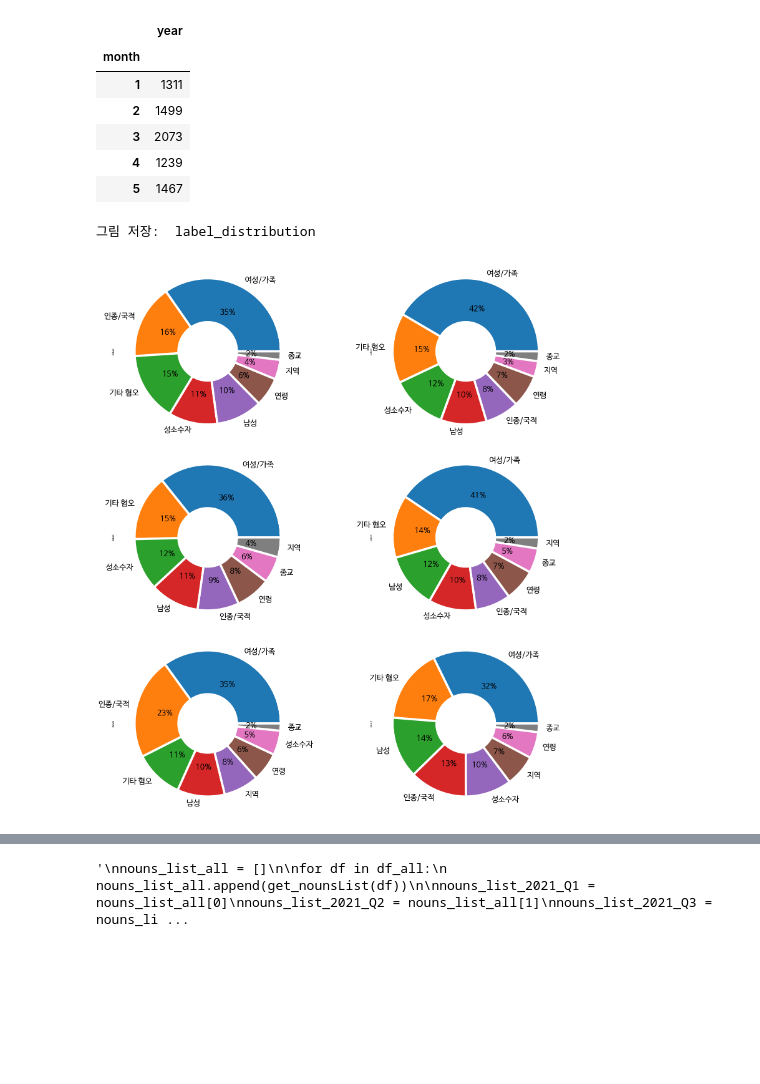
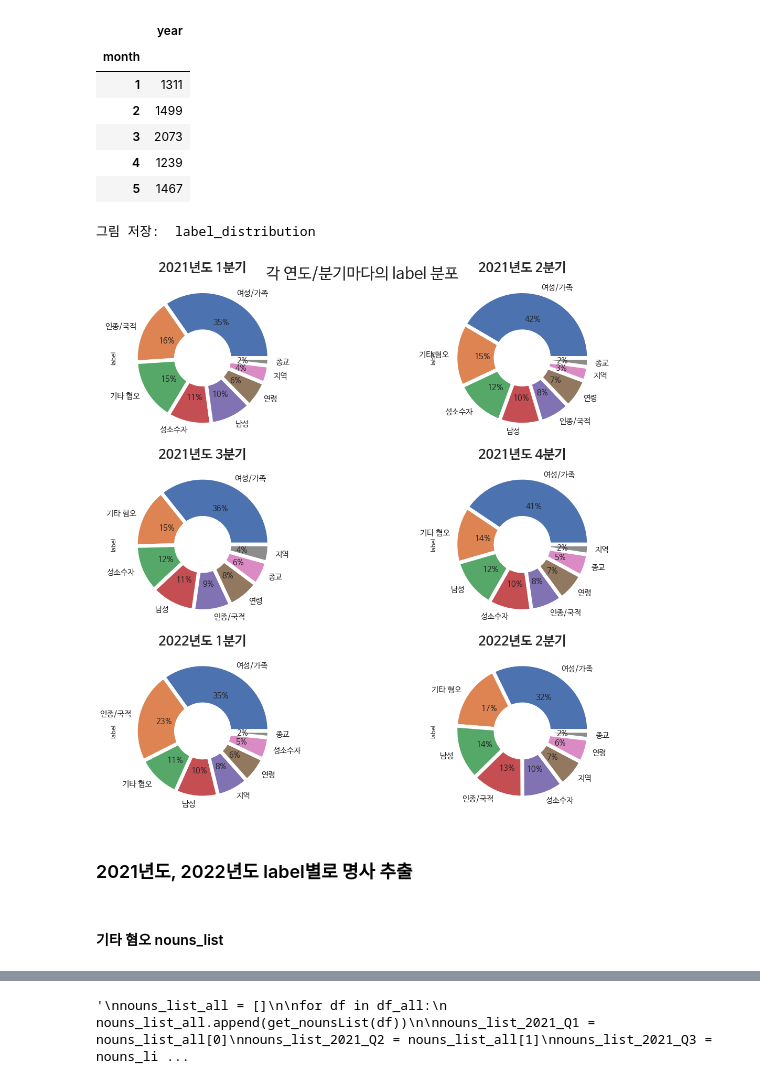
Before and after one commit to LIS3813/LIS3813, a Jupyter notebook: Topic Modeling/get_nouns.ipynb, the cells around one changed output, grey strips where cells are left out. Saved outputs shown, nothing was run; the diff lists cells and outputs as text; code cells hidden in the pictures; blank space fills up the shorter version.

```diff
--- a/Topic Modeling/get_nouns.ipynb
+++ b/Topic Modeling/get_nouns.ipynb
@@ -42,7 +54,19 @@ mpl.rc('font', family='Malgun Gothic')
 !rm ~/.cache/matplotlib -rf
 '''
 
-mpl.rc('font', family='NanumBarunGothic')
+try:
+  mpl.rc('font', family='NanumBarunGothic')
+  sns.set(font="NanumBarunGothic",
+        rc={"axes.unicode_minus":False},
+        style='darkgrid')
+except:
+  !sudo apt-get install -y fonts-nanum
+  !sudo fc-cache -fv
+  !rm ~/.cache/matplotlib -rf
+  mpl.rc('font', family='NanumBarunGothic')
+  sns.set(font="NanumBarunGothic",
+        rc={"axes.unicode_minus":False},
+        style='darkgrid')
 # %%
 # 그림 저장
 image_path = '/content/drive/MyDrive/LIS3813/images/'
@@ -245,0 +286,12 @@ df_conflict
+# %%
+plt.figure(figsize=(20,10))
+title_style = {'fontsize': 30, 'fontweight': 'bold'}
+plt.title('2021년도 ~ 2022년도 상반기 라벨 분포', fontdict = title_style)
+plt.xlabel('label', fontsize=20)
+sns.set(font="NanumBarunGothic",
+        rc={"axes.unicode_minus":False},
+        style='darkgrid')
+sort_df = df_conflict[['sentence']].groupby(df_conflict['label']).count().sort_values('sentence', ascending=False)
+sns.countplot(x='label',data=df_conflict, palette='Set2', order=sort_df.index)
+
+save_fig('2021년도~2022년도 상반기 label 분포')
@@ -332,18 +440,26 @@ df_all = [df_2021_Q1, df_2021_Q2, df_2021_Q3, df_2021_Q4, df_2022_Q1, df_2022_Q2
 # %%
 #각 연도/분기마다의 label 분포
 for i, df in enumerate(df_all):
     label = df['label']
     wedgeprops={'width': 0.6, 'edgecolor': 'w', 'linewidth': 7}
     xyi = f'32{i+1}'
-    plt.subplot(int(xyi))
-    label.value_counts().plot.pie(autopct='%1.0f%%',  wedgeprops=wedgeprops, figsize=(25,25), fontsize=25)#정수까지
+    if i < 4:
+      year = '2021'
+      quarter = str(i+1)
+    else:
+      year = '2022'
+      quarter = str(i-3)
+
+    title_style = {'fontsize': 25, 'fontweight': 'bold'}
+    plt.subplot(int(xyi)).set_title(year+"년도 " + quarter + "분기", fontdict=title_style)
+    plt.suptitle('각 연도/분기마다의 label 분포',fontsize=30)
+    label.value_counts().plot.pie(autopct='%1.0f%%',  wedgeprops=wedgeprops, figsize=(20, 15), fontsize=15)#정수까지
     i +=1
 
 save_fig('label_distribution')
-#df[['sentence']].groupby(df['label']).count().sort_values('sentence', ascending=False).plot.bar()
 # %% [output]
 그림 저장:  label_distribution
-[figure, old version]
+[figure, new version]
 # %%
 hannanum = Hannanum()
 kkma = Kkma()
@@ -401,2 +514,6 @@ def get_nounsList_okt(df):
 
     return nouns_list
+# %% [markdown]
+### 2021년도, 2022년도 label별로 명사 추출
+# %% [markdown]
+#### 기타 혐오 nouns_list
```
Also changed, not shown: parts of 59 cells of this notebook, 29 other files.
